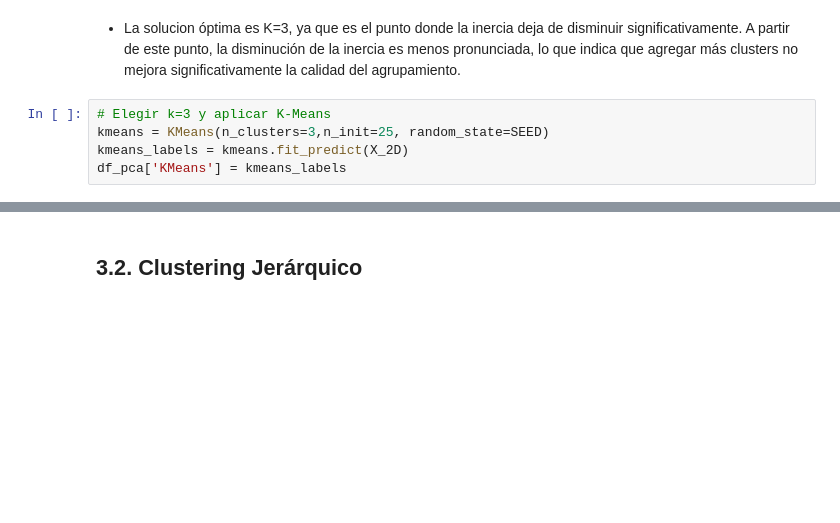
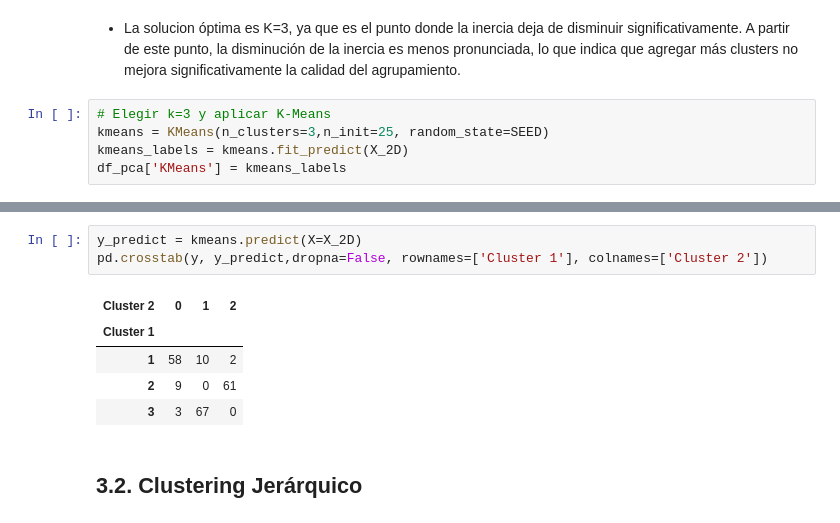
Before and after one commit to liangjizhu/Aprendizaje-Automatico-lab-2, a Jupyter notebook: notebook1.ipynb, the cells around one changed output, grey strips where cells are left out. Saved outputs shown, nothing was run; the diff lists cells and outputs as text; blank space fills up the shorter version.

```diff
--- a/notebook1.ipynb
+++ b/notebook1.ipynb
@@ -178,3 +178,12 @@ plt.show()
+# %%
+y_predict = kmeans.predict(X=X_2D)
+pd.crosstab(y, y_predict,dropna=False, rownames=['Cluster 1'], colnames=['Cluster 2'])
+# %% [output]
+| Cluster 2 | 0 | 1 | 2 |
+| Cluster 1 |  |  |  |
+| 1 | 58 | 10 | 2 |
+| 2 | 9 | 0 | 61 |
+| 3 | 3 | 67 | 0 |
 # %% [markdown]
 ## 3.2. Clustering Jerárquico
 # %%
```
Also changed, not shown: parts of 14 cells of this notebook.
